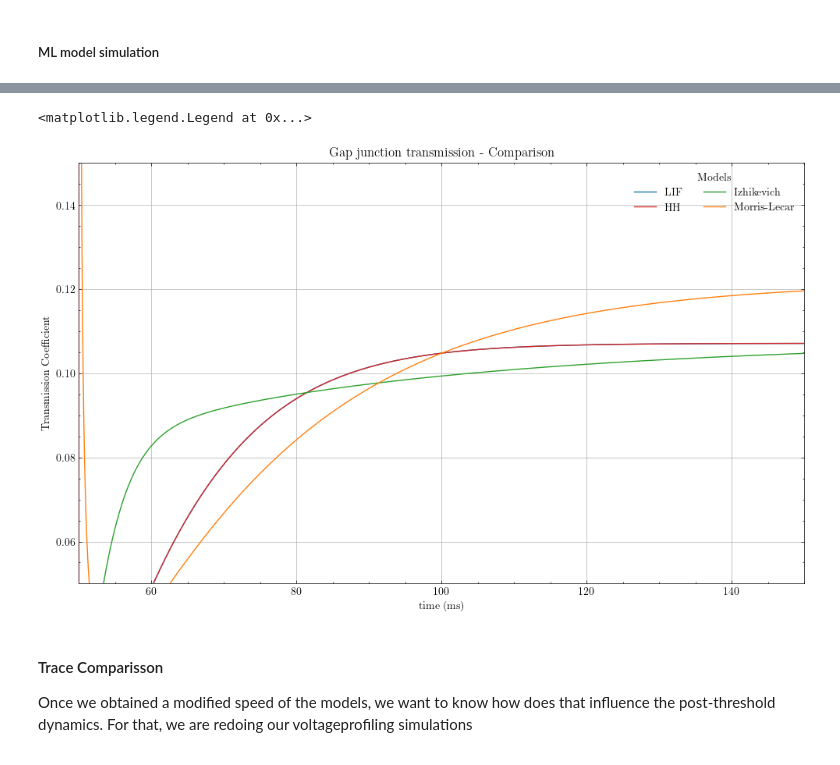
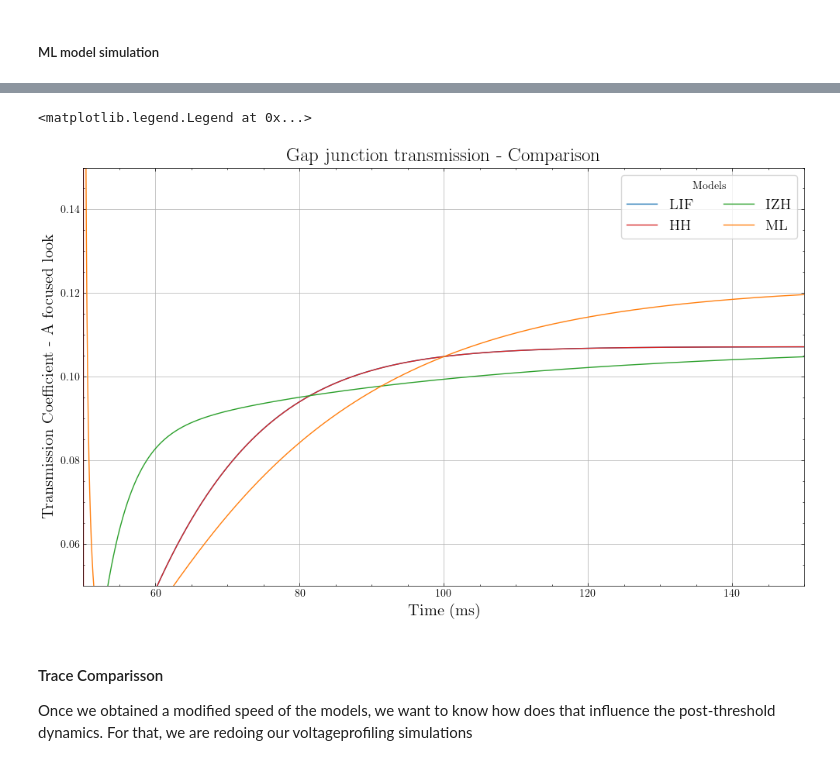
Before and after one commit to Sir-Bip-Bop/Gap-Junction-Coupling-Studies, a Jupyter notebook: NeuronPairs/GHResults_speed.ipynb, the cells around one changed output, grey strips where cells are left out. Saved outputs shown, nothing was run; the diff lists cells and outputs as text; code cells hidden in the pictures.

```diff
--- a/NeuronPairs/GHResults_speed.ipynb
+++ b/NeuronPairs/GHResults_speed.ipynb
@@ -224,21 +224,21 @@ gj_transmission = deltav2 / deltav1
 variationML[:,0] = gj_transmission
 # %%
 time = np.linspace(0,t_final,int(t_final/dt))
-plt.xlabel('time (ms)')
-plt.ylabel('Transmission Coefficient')
+plt.xlabel('Time (ms)')
+plt.ylabel('Transmission Coefficient - A focused look')
 
 plt.xlim(50,150)
 plt.ylim(0.05,0.15)
 
 plt.plot(time,variationLIFgj, color = 'tab:blue', label = 'LIF')
 plt.plot(time,variationHHgj, color = 'tab:red' ,label = 'HH')
-plt.plot(time,variationIsh, color = 'tab:green',label = 'Izhikevich')
-plt.plot(time,variationML, color = 'tab:orange', label = 'Morris-Lecar')
-plt.title('Gap junction transmission - Comparison')
-plt.legend(title='Models',ncols=2)
+plt.plot(time,variationIsh, color = 'tab:green',label = 'IZH')
+plt.plot(time,variationML, color = 'tab:orange', label = 'ML')
+plt.title('Gap junction transmission - Comparison', fontsize = 18)
+plt.legend(title='Models',ncols=2,frameon=True, fontsize = 14)
 # %% [output]
 <matplotlib.legend.Legend at 0x...>
-[figure, old version]
+[figure, new version]
 # %% [markdown]
 #### Trace Comparisson
 
```
Also changed, not shown: parts of 1 cell of this notebook, 26 other files.
